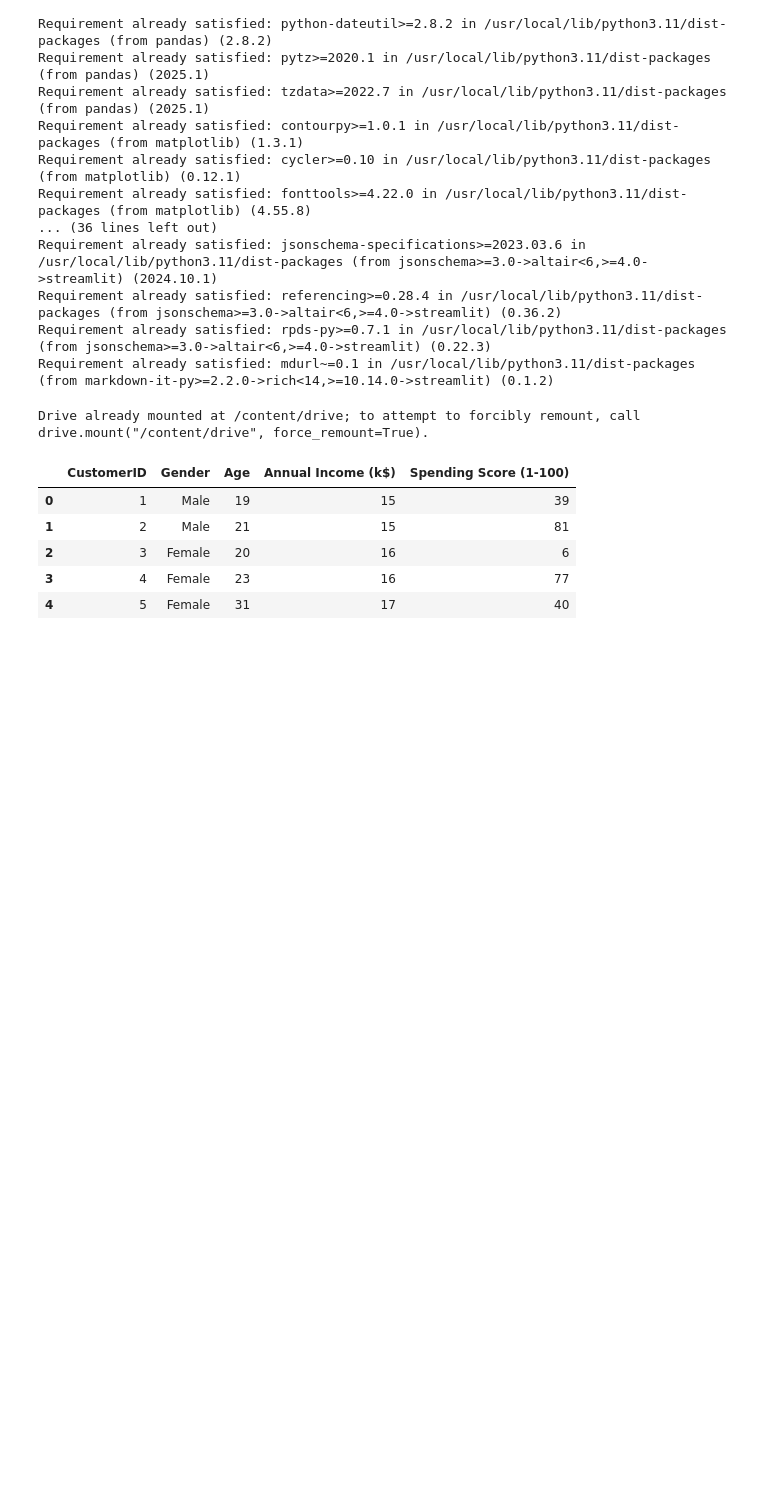
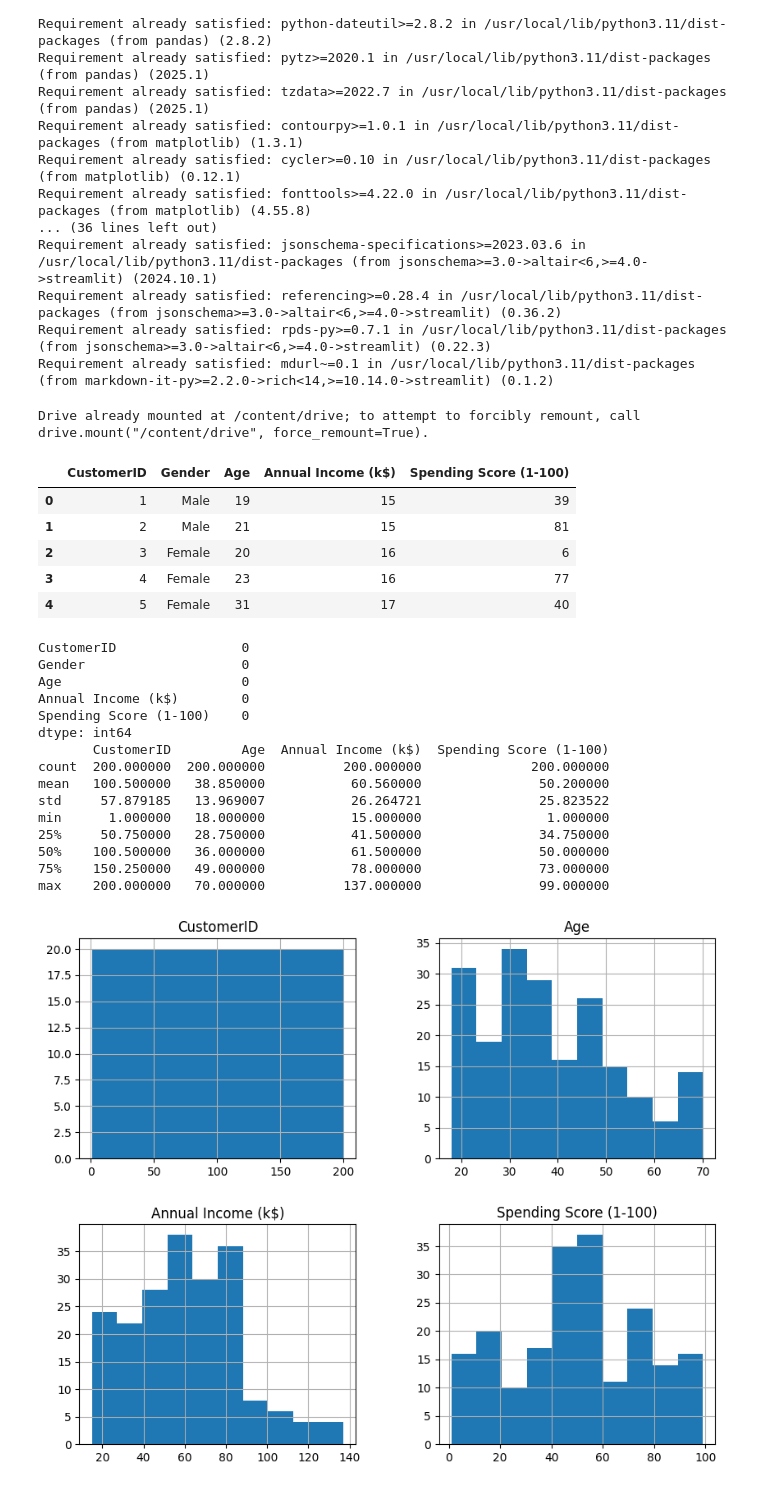
Before and after one commit to sakuna47/Customer_Segmentation_with_Clustering, a Jupyter notebook: Customer_Segmentation_with_Clustering.ipynb, the cells around one changed output. Cells and saved outputs as stored; diff of their text form; code cells hidden in the pictures; blank space fills up the shorter version.

```diff
--- a/Customer_Segmentation_with_Clustering.ipynb
+++ b/Customer_Segmentation_with_Clustering.ipynb
@@ -53,3 +53,30 @@ Drive already mounted at /content/drive; to attempt to forcibly remount, call dr
 | 2 | 3 | Female | 20 | 16 | 6 |
 | 3 | 4 | Female | 23 | 16 | 77 |
 | 4 | 5 | Female | 31 | 17 | 40 |
+# %%
+# Check for missing values
+print(df.isnull().sum())
+
+# Get basic statistics
+print(df.describe())
+
+# Visualize the distribution of features
+df.hist(figsize=(10, 8))
+plt.show()
+# %% [output]
+CustomerID                0
+Gender                    0
+Age                       0
+Annual Income (k$)        0
+Spending Score (1-100)    0
+dtype: int64
+       CustomerID         Age  Annual Income (k$)  Spending Score (1-100)
+count  200.000000  200.000000          200.000000              200.000000
+mean   100.500000   38.850000           60.560000               50.200000
+std     57.879185   13.969007           26.264721               25.823522
+min      1.000000   18.000000           15.000000                1.000000
+25%     50.750000   28.750000           41.500000               34.750000
+50%    100.500000   36.000000           61.500000               50.000000
+75%    150.250000   49.000000           78.000000               73.000000
+max    200.000000   70.000000          137.000000               99.000000
+[figure, added]
```
Also changed, not shown: parts of 1 cell of this notebook.
